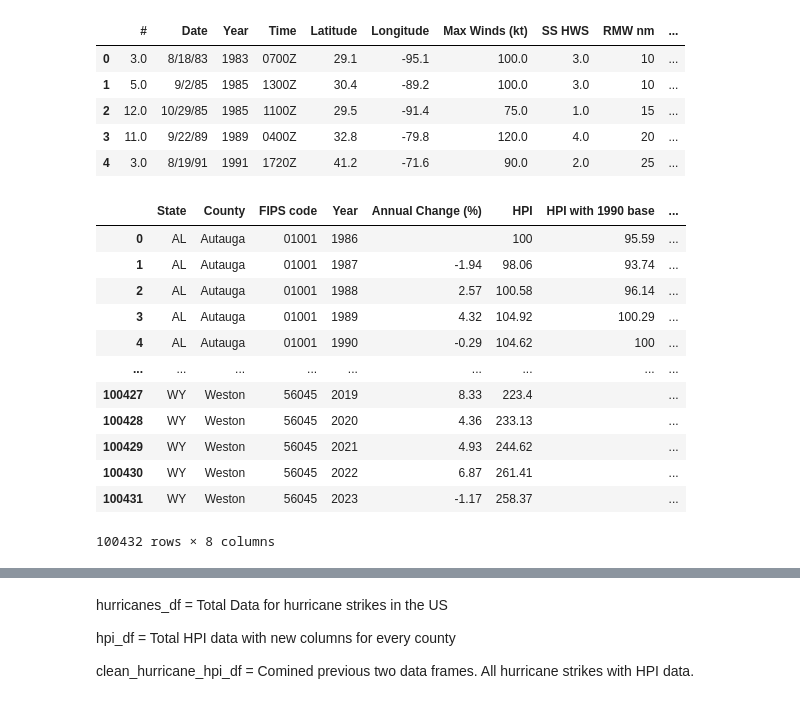
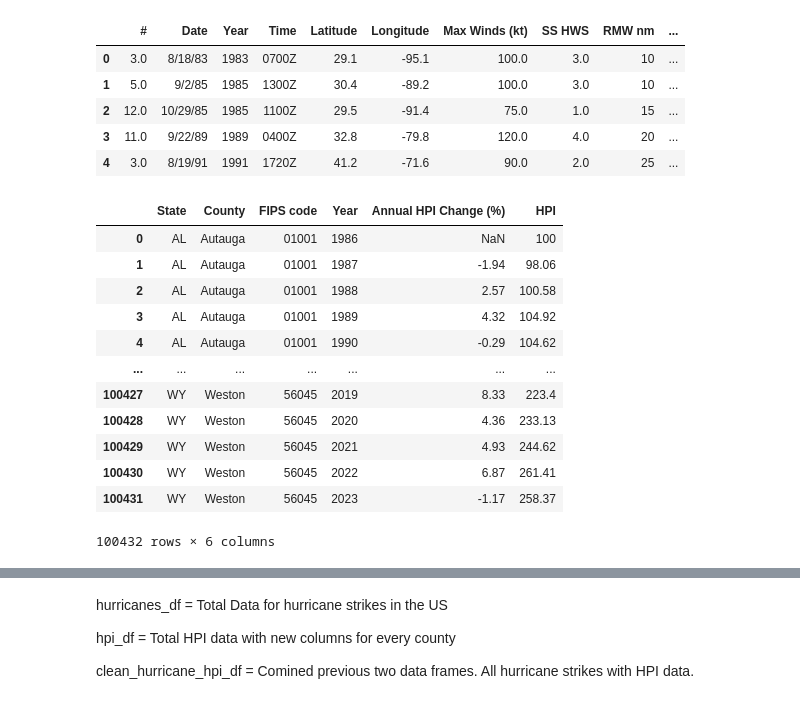
Before and after one commit to chrisadamsv/Dream-Team-Project1, a Jupyter notebook: Project_Data/Group 4 Project 1 MAIN.ipynb, the cells around one changed output, grey strips where cells are left out. Drawn from its saved outputs; the diff is of its cells as text; code cells hidden in the pictures.

```diff
--- a/Project_Data/Group 4 Project 1 MAIN.ipynb
+++ b/Project_Data/Group 4 Project 1 MAIN.ipynb
@@ -112,23 +112,31 @@ hurricanes_df.head()
 # %%
 #Upload HPI csv to dataframe
 hpi_df = pd.read_csv('Resources/hpi_county.csv')
+
+#Format 'year' and 'FIPS code' as string add forward 0 back to the 'FIPS code'
 hpi_df['Year'] = hpi_df['Year'].astype(str)
 hpi_df['FIPS code'] = hpi_df['FIPS code'].astype(str)
 hpi_df['FIPS code'] = hpi_df['FIPS code'].apply(lambda x: x.zfill(5))
-hpi_df.replace('.',"",inplace=True)
+
+#Replace empty '.' with 'NaN
+hpi_df.replace('.',"NaN",inplace=True)
+
+#Drop unnecessary columns and format 'Annual Change(%)'
+hpi_df = hpi_df.drop(['HPI with 1990 base','HPI with 2000 base'], axis=1)
+hpi_df = hpi_df.rename(columns={'Annual Change (%)': 'Annual HPI Change (%)'})
 hpi_df
 # %% [output]
-|  | State | County | FIPS code | Year | Annual Change (%) | HPI | HPI with 1990 base | ... |
-| 0 | AL | Autauga | 01001 | 1986 |  | 100 | 95.59 | ... |
-| 1 | AL | Autauga | 01001 | 1987 | -1.94 | 98.06 | 93.74 | ... |
-| 2 | AL | Autauga | 01001 | 1988 | 2.57 | 100.58 | 96.14 | ... |
-| 3 | AL | Autauga | 01001 | 1989 | 4.32 | 104.92 | 100.29 | ... |
-| 4 | AL | Autauga | 01001 | 1990 | -0.29 | 104.62 | 100 | ... |
-| ... | ... | ... | ... | ... | ... | ... | ... | ... |
-| 100427 | WY | Weston | 56045 | 2019 | 8.33 | 223.4 |  | ... |
-| 100428 | WY | Weston | 56045 | 2020 | 4.36 | 233.13 |  | ... |
-| 100429 | WY | Weston | 56045 | 2021 | 4.93 | 244.62 |  | ... |
-| 100430 | WY | Weston | 56045 | 2022 | 6.87 | 261.41 |  | ... |
-| 100431 | WY | Weston | 56045 | 2023 | -1.17 | 258.37 |  | ... |
+|  | State | County | FIPS code | Year | Annual HPI Change (%) | HPI |
+| 0 | AL | Autauga | 01001 | 1986 | NaN | 100 |
+| 1 | AL | Autauga | 01001 | 1987 | -1.94 | 98.06 |
+| 2 | AL | Autauga | 01001 | 1988 | 2.57 | 100.58 |
+| 3 | AL | Autauga | 01001 | 1989 | 4.32 | 104.92 |
+| 4 | AL | Autauga | 01001 | 1990 | -0.29 | 104.62 |
+| ... | ... | ... | ... | ... | ... | ... |
+| 100427 | WY | Weston | 56045 | 2019 | 8.33 | 223.4 |
+| 100428 | WY | Weston | 56045 | 2020 | 4.36 | 233.13 |
+| 100429 | WY | Weston | 56045 | 2021 | 4.93 | 244.62 |
+| 100430 | WY | Weston | 56045 | 2022 | 6.87 | 261.41 |
+| 100431 | WY | Weston | 56045 | 2023 | -1.17 | 258.37 |
-100432 rows × 8 columns
+100432 rows × 6 columns
 # %%
```
Also changed, not shown: parts of 17 cells of this notebook.
